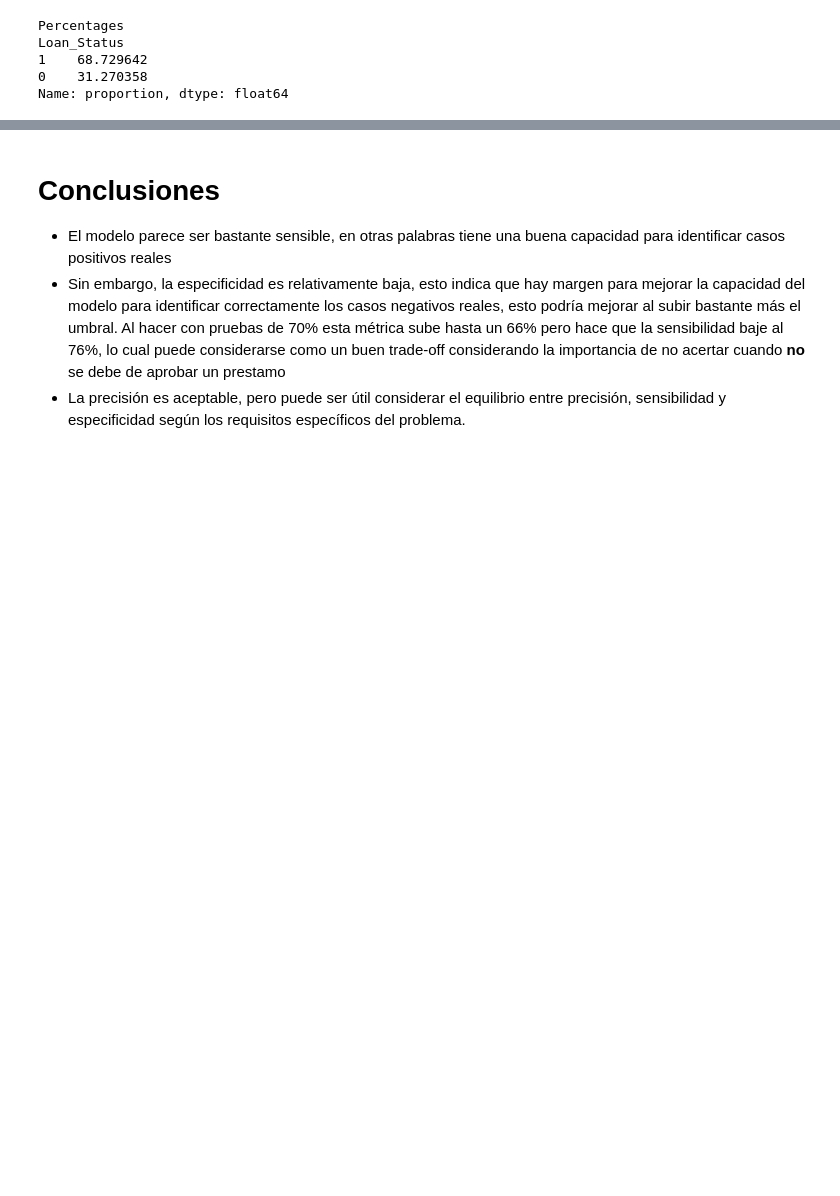
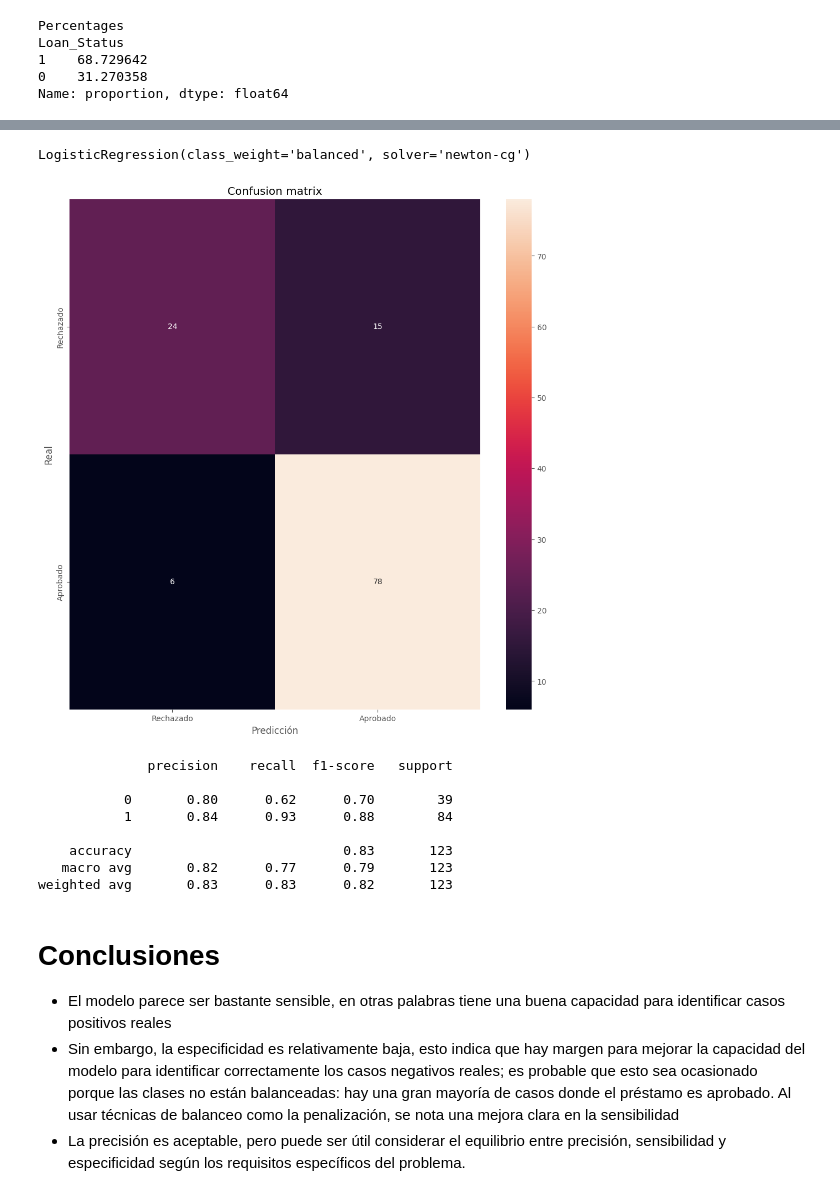
Before and after one commit to seb2022/impelia_general, a Jupyter notebook: logistic_regression.ipynb, the cells around one changed output, grey strips where cells are left out. Saved outputs shown, nothing was run; the diff lists cells and outputs as text; code cells hidden in the pictures; blank space fills up the shorter version.

```diff
--- a/logistic_regression.ipynb
+++ b/logistic_regression.ipynb
@@ -253,6 +98,26 @@ Precision es 82.29166666666666
+# %%
+# Nuevo modelo esta usando la estrategia de penalización para balancear las clases
+clf = LogisticRegression(solver="newton-cg",class_weight="balanced")
+clf.fit(X_train, Y_train)
+# %% [output]
+LogisticRegression(class_weight='balanced', solver='newton-cg')
+# %%
+pred_y2 = clf.predict(X_test)
+y_pred_new_threshold_2 = (base_model.predict_proba(X_test)[:, 1] >= 0.6).astype(int)
+mostrar_resultados(Y_test, y_pred_new_threshold_2)
+# %% [output]
+[figure, added]
+              precision    recall  f1-score   support
+
+           0       0.80      0.62      0.70        39
+           1       0.84      0.93      0.88        84
+
+    accuracy                           0.83       123
+   macro avg       0.82      0.77      0.79       123
+weighted avg       0.83      0.83      0.82       123
 # %% [markdown]
 # Conclusiones
 
 - El modelo parece ser bastante sensible, en otras palabras tiene una buena capacidad para identificar casos positivos reales
-- Sin embargo, la especificidad es relativamente baja, esto indica que hay margen para mejorar la capacidad del modelo para identificar correctamente los casos negativos reales, esto podría mejorar al subir bastante más el umbral. Al hacer con pruebas de 70% esta métrica sube hasta un 66% pero hace que la sensibilidad baje al 76%, lo cual puede considerarse como un buen trade-off considerando la importancia de no acertar cuando **no** se debe de aprobar un prestamo
+- Sin embargo, la especificidad es relativamente baja, esto indica que hay margen para mejorar la capacidad del modelo para identificar correctamente los casos negativos reales; es probable que esto sea ocasionado porque las clases no están balanceadas: hay una gran mayoría de casos donde el préstamo es aprobado. Al usar técnicas de balanceo como la penalización, se nota una mejora clara en la sensibilidad
 - La precisión es aceptable, pero puede ser útil considerar el equilibrio entre precisión, sensibilidad y especificidad según los requisitos específicos del problema.
```
Also changed, not shown: parts of 14 cells of this notebook.
